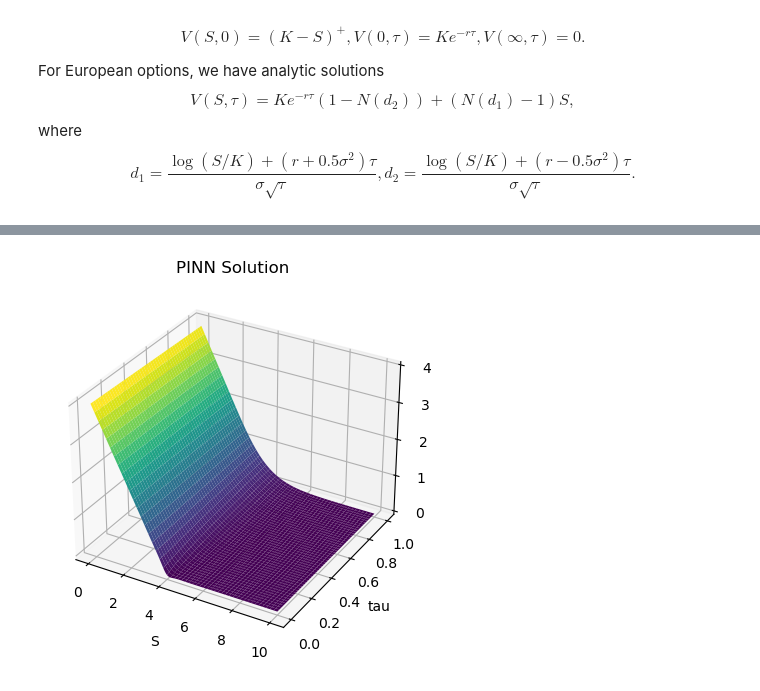
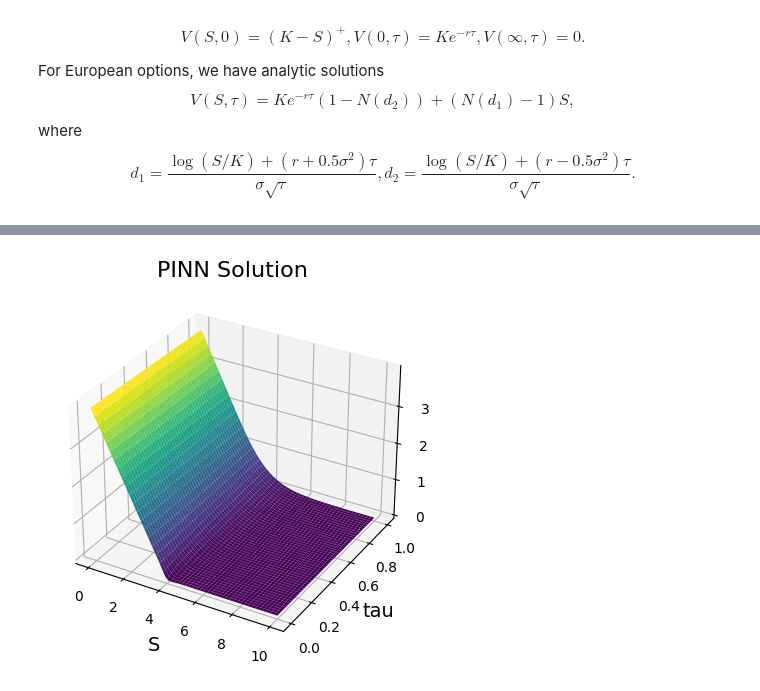
Before and after one commit to liyiyan128/Option-Pricing-Using-Physics-Informed-Neural-Networks, a Jupyter notebook: PINN_example.ipynb, the cells around one changed output, grey strips where cells are left out. Cells and saved outputs as stored; diff of their text form; code cells hidden in the pictures.

```diff
--- a/PINN_example.ipynb
+++ b/PINN_example.ipynb
@@ -99,23 +88,23 @@ Final loss: 1.2259570212336257e-05
 # %%
 # load model
-model = torch.load(f'models/{model_name}.pt')
+model = torch.load(f'models/{model_name}.pt').to('cpu')
 
 S_plot = torch.linspace(0, 10, 1000)
 tau_plot = torch.linspace(0, T, 1000)
 S_plot, tau_plot = torch.meshgrid(S_plot, tau_plot)
 V_plot = model(S_plot.reshape(-1, 1), tau_plot.reshape(-1, 1)).detach().reshape(1000, 1000)
 # 3d plot
 fig = plt.figure()
 ax = fig.add_subplot(111, projection='3d')
 ax.plot_surface(S_plot.numpy(), tau_plot.numpy(), V_plot.numpy(), cmap='viridis')
-ax.set_xlabel('S')
-ax.set_ylabel('tau')
-ax.set_zlabel('V')
-ax.set_title('PINN Solution')
+ax.set_xlabel('S', fontsize=14)
+ax.set_ylabel('tau', fontsize=14)
+ax.set_zlabel('V', fontsize=14)
+ax.set_title('PINN Solution', fontsize=16)
 plt.savefig('./data/images/sol_european_3d.pdf')
 plt.show()
 # %% [output]
-[figure, old version]
+[figure, new version]
 # %%
 # Crank-Nicolson solution
 V_CN, S_CN, t_CN = V_BS_CN(100, 100, T, K, sigma, r, S_inf)
```
Also changed, not shown: parts of 4 cells of this notebook, 3 other files.
